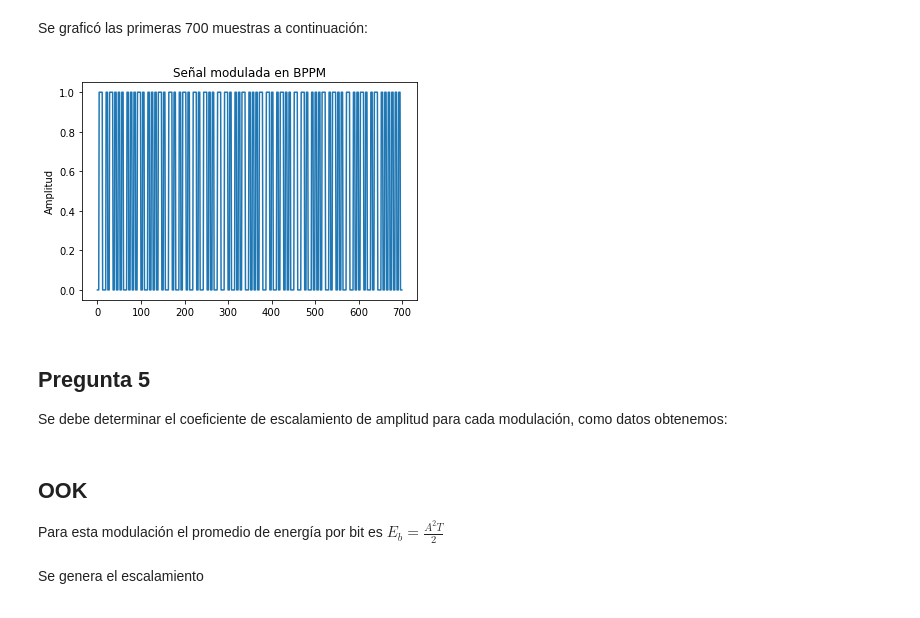
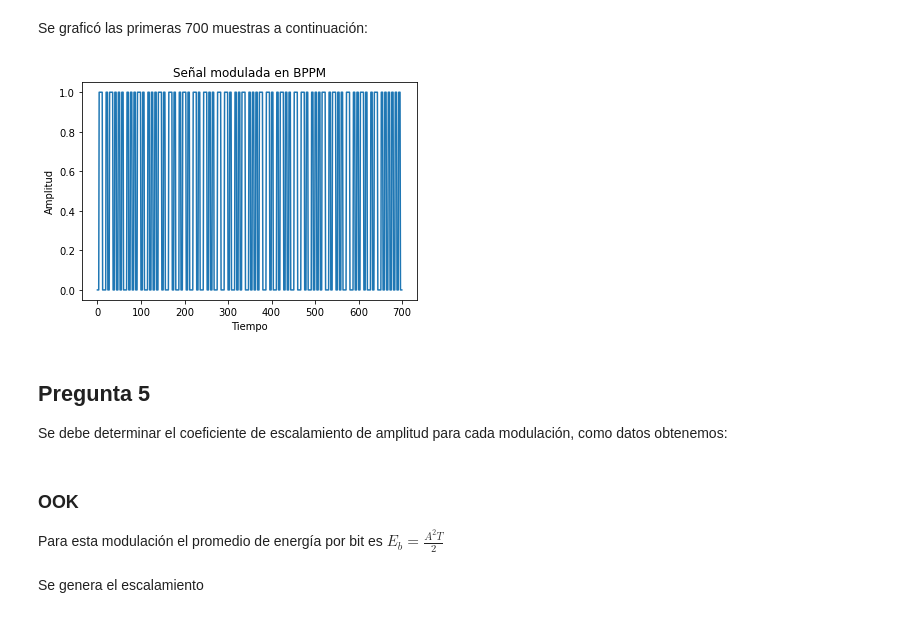
Before and after one commit to JoaquinPBarrientos/Prueba-2-ICOM, a Jupyter notebook: Prueba-2-ICOM.ipynb, the cells around one changed output. Drawn from its saved outputs; the diff is of its cells as text; code cells hidden in the pictures.

```diff
--- a/Prueba-2-ICOM.ipynb
+++ b/Prueba-2-ICOM.ipynb
@@ -143,11 +145,11 @@ Se graficó las primeras 700 muestras a continuación:
 # %%
 plt.title("Señal modulada en BPPM")
 plt.ylabel("Amplitud")
-
+plt.xlabel("Tiempo")
 plt.plot(range(len(bppm_vector[:700])),bppm_vector[:700])
 plt.show()
 # %% [output]
-[figure, old version]
+[figure, new version]
 # %% [markdown]
 ## Pregunta 5
  Se debe determinar el coeficiente de escalamiento de amplitud para cada modulación, como datos obtenemos:
@@ -155,7 +157,7 @@ plt.show()
 Eb = 1
 T = 1
 # %% [markdown]
-## OOK
+### OOK
 Para esta modulación el promedio de energía por bit es $E_{b} = \frac{A^2T}{2}$
 # %%
 A_ook = np.sqrt((2.0*Eb)/T)
```
Also changed, not shown: parts of 54 cells of this notebook, 1 other file.
